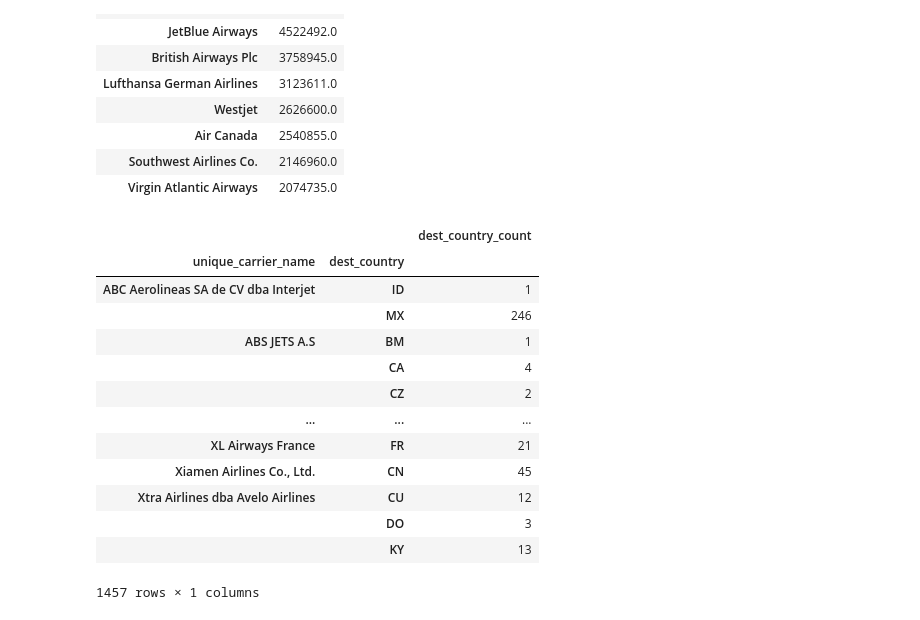
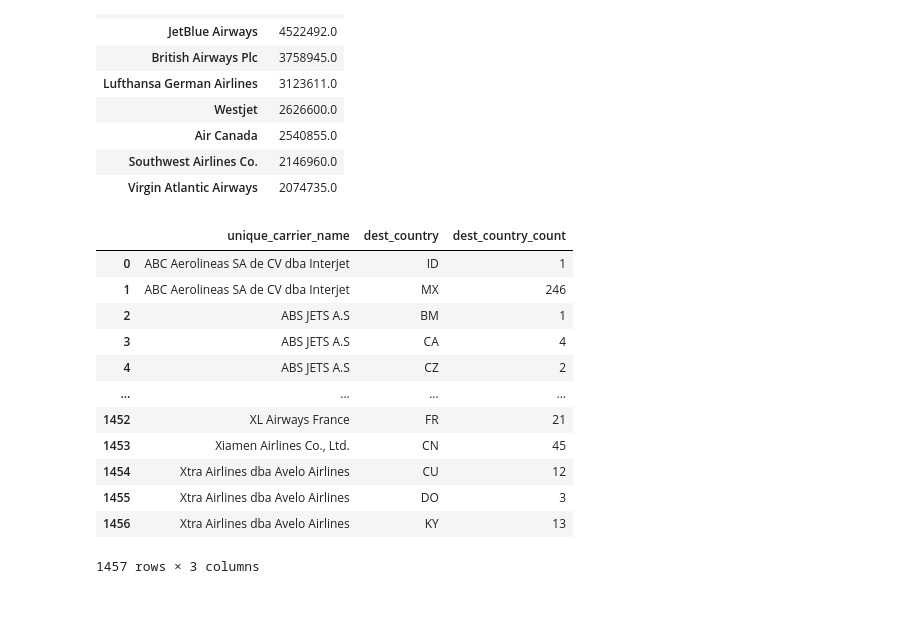
Before and after one commit to 99tyler99/Python, a Jupyter notebook: Python Charmers Fundamentals 06 Pandas Test.ipynb, the cells around one changed output. Drawn from its saved outputs; the diff is of its cells as text; code cells hidden in the pictures.

```diff
--- a/Python Charmers Fundamentals 06 Pandas Test.ipynb
+++ b/Python Charmers Fundamentals 06 Pandas Test.ipynb
@@ -274,20 +274,20 @@ flights_outof_US_grouped
 # %%
 # 8. For each of the carriers found in #7, find the most popular destination country outside of the United States.
 flights_outof_US_with_dest = flights_outof_US.groupby(['unique_carrier_name', 'dest_country']).agg({'dest_country':'count'})
 flights_outof_US_with_dest = flights_outof_US_with_dest.rename(columns={'dest_country':'dest_country_count'})
+flights_outof_US_with_dest = flights_outof_US_with_dest.reset_index()
 flights_outof_US_with_dest
 # %% [output]
-|  |  | dest_country_count |
-| unique_carrier_name | dest_country |  |
-| ABC Aerolineas SA de CV dba Interjet | ID | 1 |
-|  | MX | 246 |
-| ABS JETS A.S | BM | 1 |
-|  | CA | 4 |
-|  | CZ | 2 |
-| ... | ... | ... |
-| XL Airways France | FR | 21 |
-| Xiamen Airlines Co., Ltd. | CN | 45 |
-| Xtra Airlines dba Avelo Airlines | CU | 12 |
-|  | DO | 3 |
-|  | KY | 13 |
+|  | unique_carrier_name | dest_country | dest_country_count |
+| 0 | ABC Aerolineas SA de CV dba Interjet | ID | 1 |
+| 1 | ABC Aerolineas SA de CV dba Interjet | MX | 246 |
+| 2 | ABS JETS A.S | BM | 1 |
+| 3 | ABS JETS A.S | CA | 4 |
+| 4 | ABS JETS A.S | CZ | 2 |
+| ... | ... | ... | ... |
+| 1452 | XL Airways France | FR | 21 |
+| 1453 | Xiamen Airlines Co., Ltd. | CN | 45 |
+| 1454 | Xtra Airlines dba Avelo Airlines | CU | 12 |
+| 1455 | Xtra Airlines dba Avelo Airlines | DO | 3 |
+| 1456 | Xtra Airlines dba Avelo Airlines | KY | 13 |
-1457 rows × 1 columns
+1457 rows × 3 columns
```
Also changed, not shown: parts of 3 cells of this notebook.
